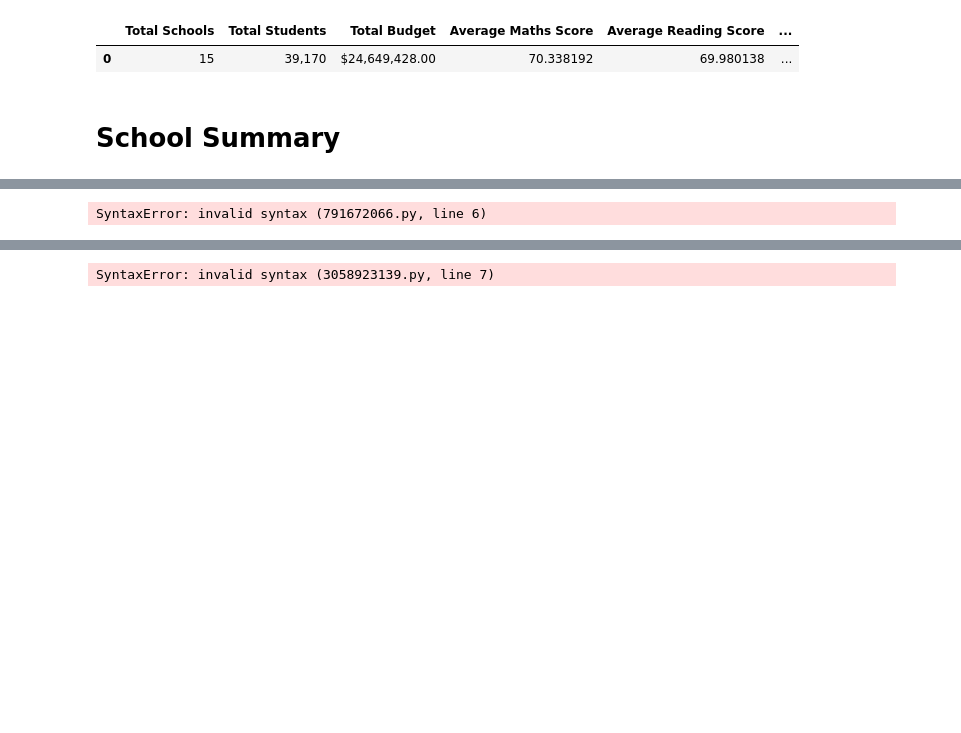
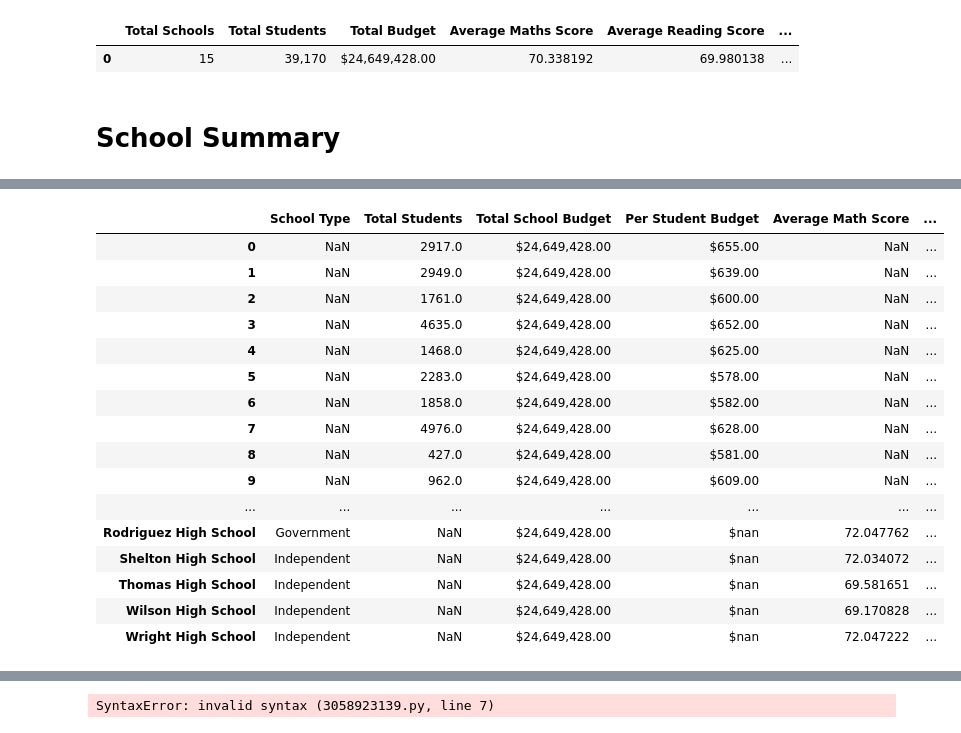
Before and after one commit to AMRITKAUR89/pandas-challenge, a Jupyter notebook: main.ipynb, the cells around one changed output, grey strips where cells are left out. Saved outputs shown, nothing was run; the diff lists cells and outputs as text; code cells hidden in the pictures; blank space fills up the shorter version.

```diff
--- a/main.ipynb
+++ b/main.ipynb
@@ -105,25 +105,27 @@ area_summary.head()
 # School Summary
 # %%
 # Use the code provided to select the type per school from school_data
-
-school_types = school_data_complete.set_index(["school_name"])["type"]
+school_types = school_data_df.set_index(["school_name"])["type"]
 
 # Calculate the total student count per school from school_data
-per_school_counts = len(school_data_complete["school_name"].unique())
+Students_per_school = school_data_df["size"]
+Total_budget_Schools = sum(school_data_df["budget"])
 
 # Calculate the total school budget and per capita spending per school from school_data
-per_school_budget = total_budget/school_count
-
-per_school_capita = per_school_budget/per_school_counts
+per_school_budget = school_data_df["budget"]
+per_school_capita = school_data_df["budget"] / Students_per_school
 
 # Calculate the average test scores per school from school_data_complete
 per_school_maths = school_data_complete.groupby("school_name")["maths_score"].mean()
 per_school_reading = school_data_complete.groupby("school_name")["reading_score"].mean()
 
 
+
 # Get the students who passed both reading and maths in a separate DataFrame from school_data_complete.
 passing_maths_and_reading =per_school_maths + per_school_reading
 
-
-school_data_complete[["school_name","school_type"].head()
+print(Total_budget_Schools)
+per_school_budget
+per_school_counts
+passing_maths_and_reading
 # %% [output]
@@ -142,21 +169,34 @@ passing_maths_and_reading = school_data_complete[
 # %%
 # Convert to DataFrame
 per_school_summary = pd.DataFrame({
-    "School Name",
-    "School Type",
-     "Total Students",
-    "Total School Budget": per_school_budget,
-    "Per Student Budget": per_school_capita,
-    "Average Maths Score": per_school_maths,
-    "Average Reading Score": per_school_reading
-})
-print(per_school_counts)
-print(per_school_budget)
-print(per_school_capita)
-print(per_school_maths)
+        "School Type": school_types,
+        "Total Students": Students_per_school,
+        "Total School Budget":Total_budget_Schools,
+        "Per Student Budget": per_school_capita,
+        "Average Math Score": per_school_maths,
+        "Average Reading Score": per_school_reading,  })
 
+# Formatting
+per_school_summary["Total School Budget"] = per_school_summary["Total School Budget"].map("${:,.2f}".format)
+per_school_summary["Per Student Budget"] = per_school_summary["Per Student Budget"].map("${:,.2f}".format)
 
 # Display the DataFrame
 per_school_summary
 # %% [output]
-SyntaxError: invalid syntax (791672066.py, line 6)
+|  | School Type | Total Students | Total School Budget | Per Student Budget | Average Math Score | ... |
+| 0 | NaN | 2917.0 | $24,649,428.00 | $655.00 | NaN | ... |
+| 1 | NaN | 2949.0 | $24,649,428.00 | $639.00 | NaN | ... |
+| 2 | NaN | 1761.0 | $24,649,428.00 | $600.00 | NaN | ... |
+| 3 | NaN | 4635.0 | $24,649,428.00 | $652.00 | NaN | ... |
+| 4 | NaN | 1468.0 | $24,649,428.00 | $625.00 | NaN | ... |
+| 5 | NaN | 2283.0 | $24,649,428.00 | $578.00 | NaN | ... |
+| 6 | NaN | 1858.0 | $24,649,428.00 | $582.00 | NaN | ... |
+| 7 | NaN | 4976.0 | $24,649,428.00 | $628.00 | NaN | ... |
+| 8 | NaN | 427.0 | $24,649,428.00 | $581.00 | NaN | ... |
+| 9 | NaN | 962.0 | $24,649,428.00 | $609.00 | NaN | ... |
+| ... | ... | ... | ... | ... | ... | ... |
+| Rodriguez High School | Government | NaN | $24,649,428.00 | $nan | 72.047762 | ... |
+| Shelton High School | Independent | NaN | $24,649,428.00 | $nan | 72.034072 | ... |
+| Thomas High School | Independent | NaN | $24,649,428.00 | $nan | 69.581651 | ... |
+| Wilson High School | Independent | NaN | $24,649,428.00 | $nan | 69.170828 | ... |
+| Wright High School | Independent | NaN | $24,649,428.00 | $nan | 72.047222 | ... |
```
Also changed, not shown: parts of 4 cells of this notebook.
